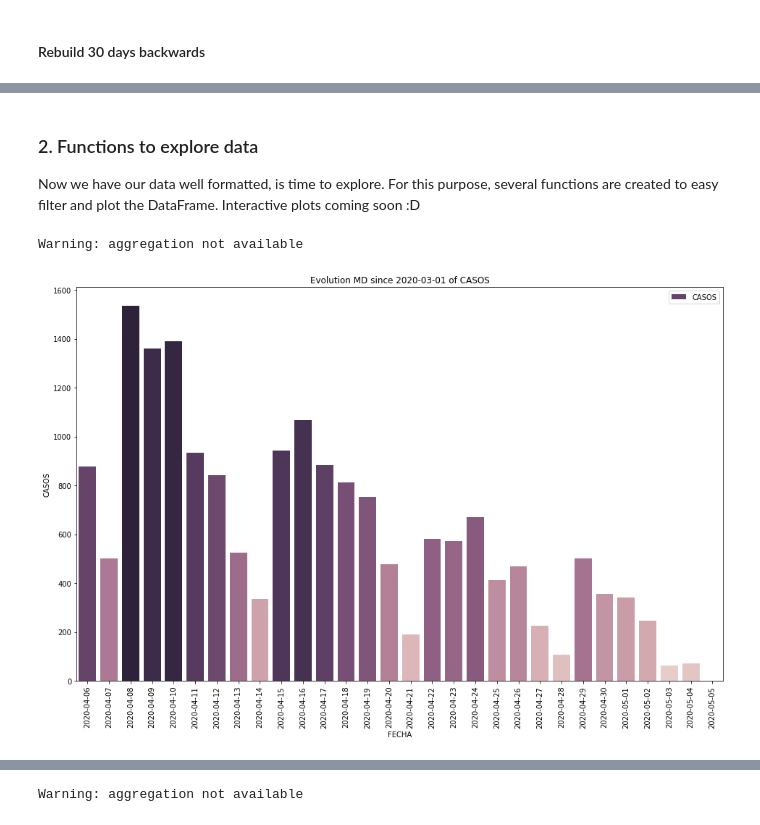
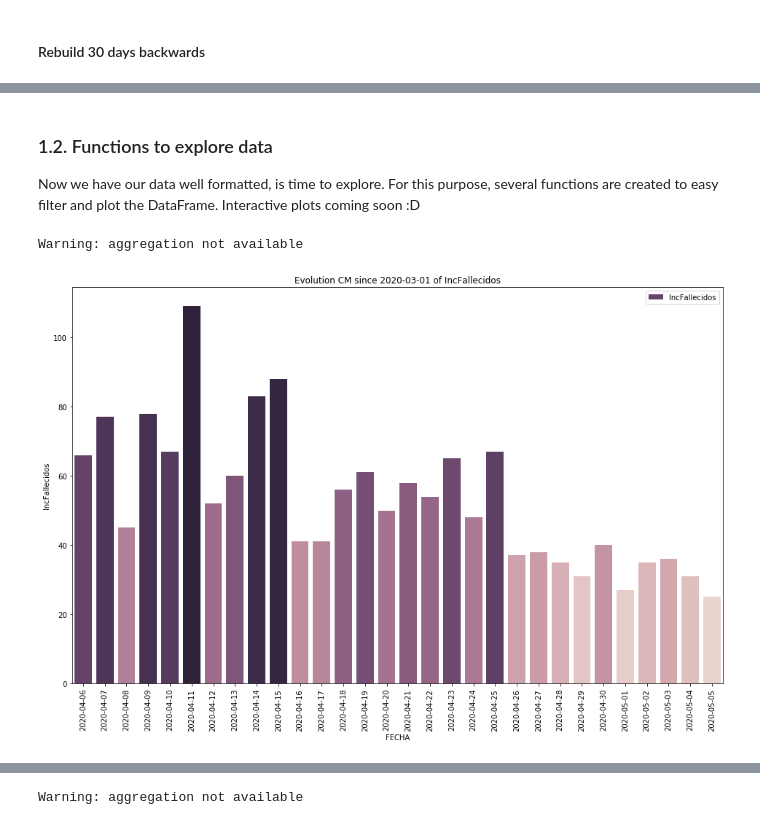
Before and after one commit to RaulRC/Covid-19, a Jupyter notebook: Covid19 - Official Spanish Data Curation ISCIII and other public datasets.ipynb, the cells around one changed output, grey strips where cells are left out. Saved outputs shown, nothing was run; the diff lists cells and outputs as text; code cells hidden in the pictures.

```diff
--- a/Covid19 - Official Spanish Data Curation ISCIII and other public datasets.ipynb
+++ b/Covid19 - Official Spanish Data Curation ISCIII and other public datasets.ipynb
@@ -220,5 +222,5 @@ res[res['CCAA']=='CM'].tail()
 # %% [markdown]
-### 2. Functions to explore data
+### 1.2. Functions to explore data
 
 Now we have our data well formatted, is time to explore. For this purpose, several functions are created to easy filter and plot the DataFrame. Interactive plots coming soon :D
 # %%
@@ -282,10 +284,10 @@ def showStats(df, location=None, from_date='2020-03-01', to_date=None, feature='
     plt.legend()
     plt.show()
 # %%
-showStats(res, location='MD', feature='CASOS')
+showStats(res, location='CM', feature='IncFallecidos')
 # %% [output]
 Warning: aggregation not available
-[figure, old version]
+[figure, new version]
 # %%
 #No aggregation
 showStats(res, location=None, feature='Recuperados', aggregate=False)
```
Also changed, not shown: parts of 12 cells of this notebook.
